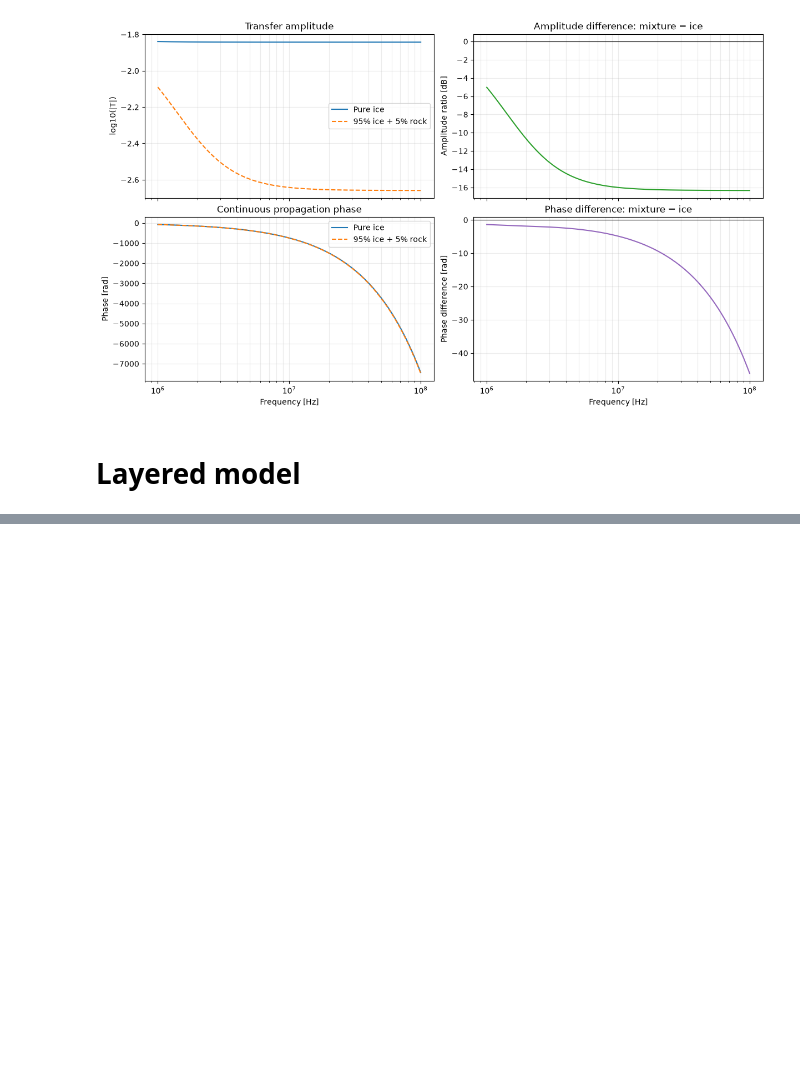
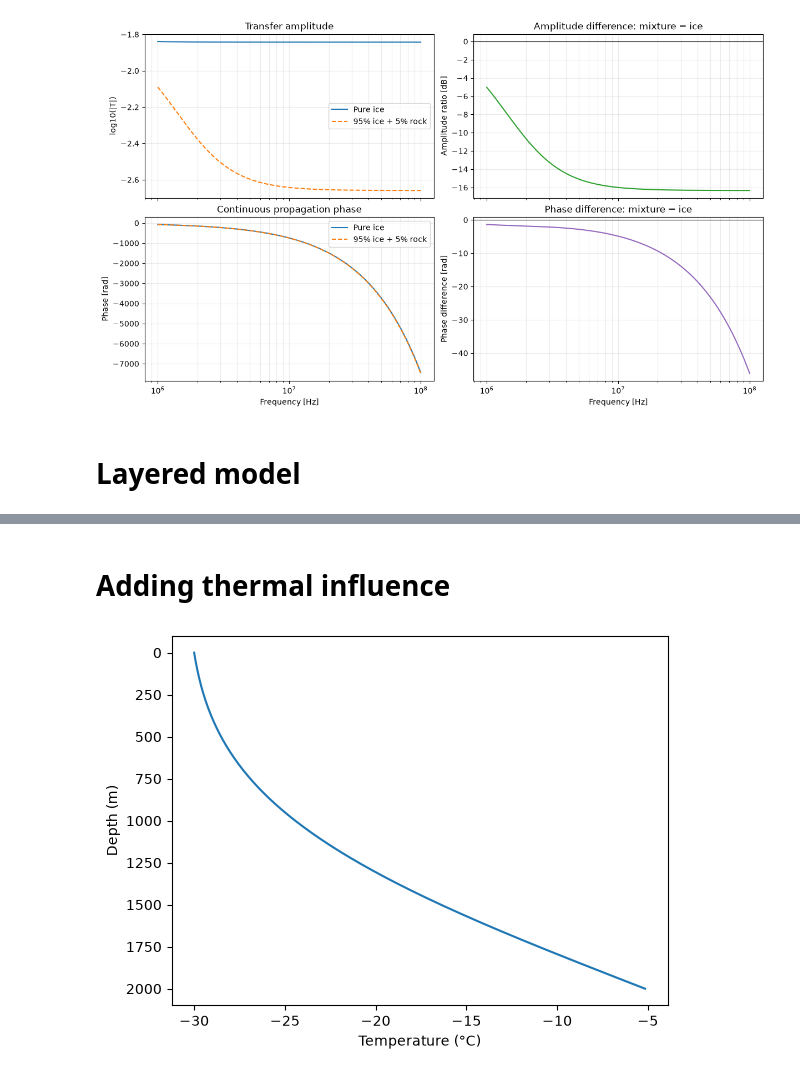
Before and after one commit to alastairyang/spectral-response, a Jupyter notebook: notebook/spectral-ratio.ipynb, the cells around one changed output, grey strips where cells are left out. Saved outputs shown, nothing was run; the diff lists cells and outputs as text; code cells hidden in the pictures; blank space fills up the shorter version.

```diff
--- a/notebook/spectral-ratio.ipynb
+++ b/notebook/spectral-ratio.ipynb
@@ -279,0 +307,19 @@ Transmission Coefficient T:[[0.98697302 0.99123772 0.99135912 0.99136036]
+# %% [markdown]
+# Adding thermal influence
+# %%
+from src.Thermal import robin_temperature
+
+
+z = np.linspace(0, 2000, 501)
+T = robin_temperature(
+    z, H=2000, T_surface=-30.0,
+    accumulation_m_per_yr=0.10, q_b=0.050,
+)
+
+plt.plot(T, z)
+plt.gca().invert_yaxis()
+plt.xlabel("Temperature (°C)")
+plt.ylabel("Depth (m)")
+plt.show()
+# %% [output]
+[figure, added]
```
Also changed, not shown: parts of 3 cells of this notebook, 11 other files.
